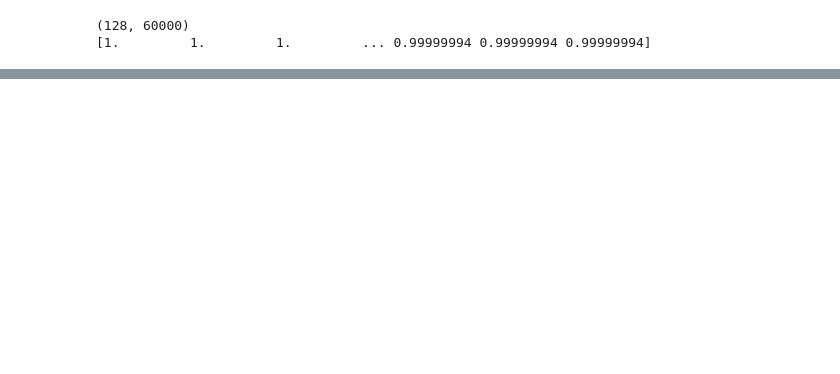
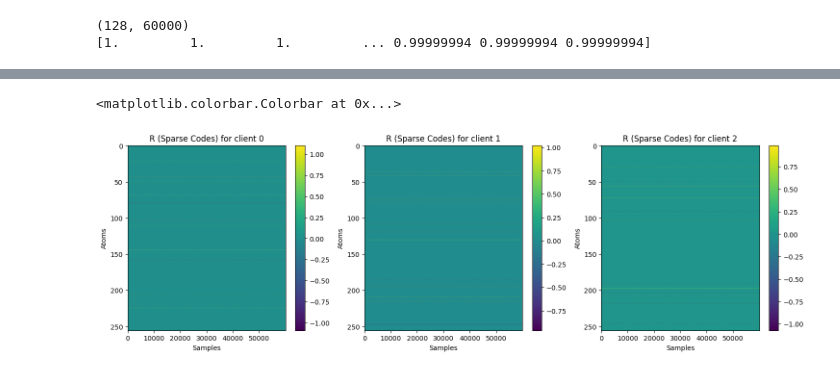
Before and after one commit to abdulmomen-ghalkha/SparseCoding, a Jupyter notebook: SCA_implementation.ipynb, the cells around one changed output, grey strips where cells are left out. Saved outputs shown, nothing was run; the diff lists cells and outputs as text; code cells hidden in the pictures; blank space fills up the shorter version.

```diff
--- a/SCA_implementation.ipynb
+++ b/SCA_implementation.ipynb
@@ -194,0 +255,27 @@ print(np.linalg.norm(X_np, axis=0))
+# %%
+fig, axes = plt.subplots(1, 3, figsize=(18, 5))
+
+S0 = S_dict[0].detach().cpu().numpy()
+S1 = S_dict[1].detach().cpu().numpy()
+S2 = S_dict[2].detach().cpu().numpy()
+
+# Sparse codes
+im0 = axes[0].imshow(S0, aspect="auto", cmap="viridis")
+axes[0].set_title("R (Sparse Codes) for client 0")
+axes[0].set_xlabel("Samples")
+axes[0].set_ylabel("Atoms")
+im1 = axes[1].imshow(S1, aspect="auto", cmap="viridis")
+axes[1].set_title("R (Sparse Codes) for client 1")
+axes[1].set_xlabel("Samples")
+axes[1].set_ylabel("Atoms")
+im2 = axes[2].imshow(S2, aspect="auto", cmap="viridis")
+axes[2].set_title("R (Sparse Codes) for client 2")
+axes[2].set_xlabel("Samples")
+axes[2].set_ylabel("Atoms")
+
+plt.colorbar(im0, ax=axes[0])
+plt.colorbar(im1, ax=axes[1])
+plt.colorbar(im2, ax=axes[2])
+# %% [output]
+<matplotlib.colorbar.Colorbar at 0x...>
+[figure, added]
```
Also changed, not shown: parts of 10 cells of this notebook, 2 other files.
